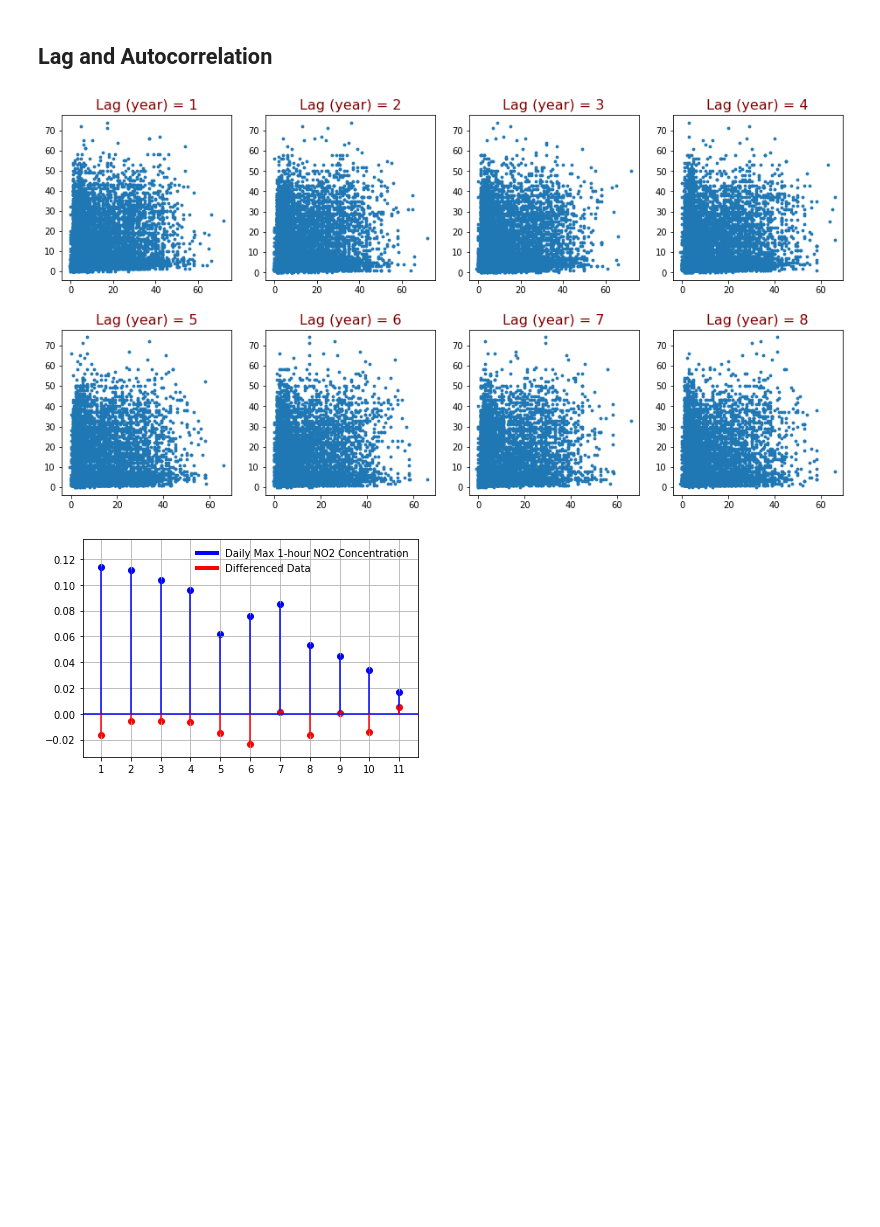
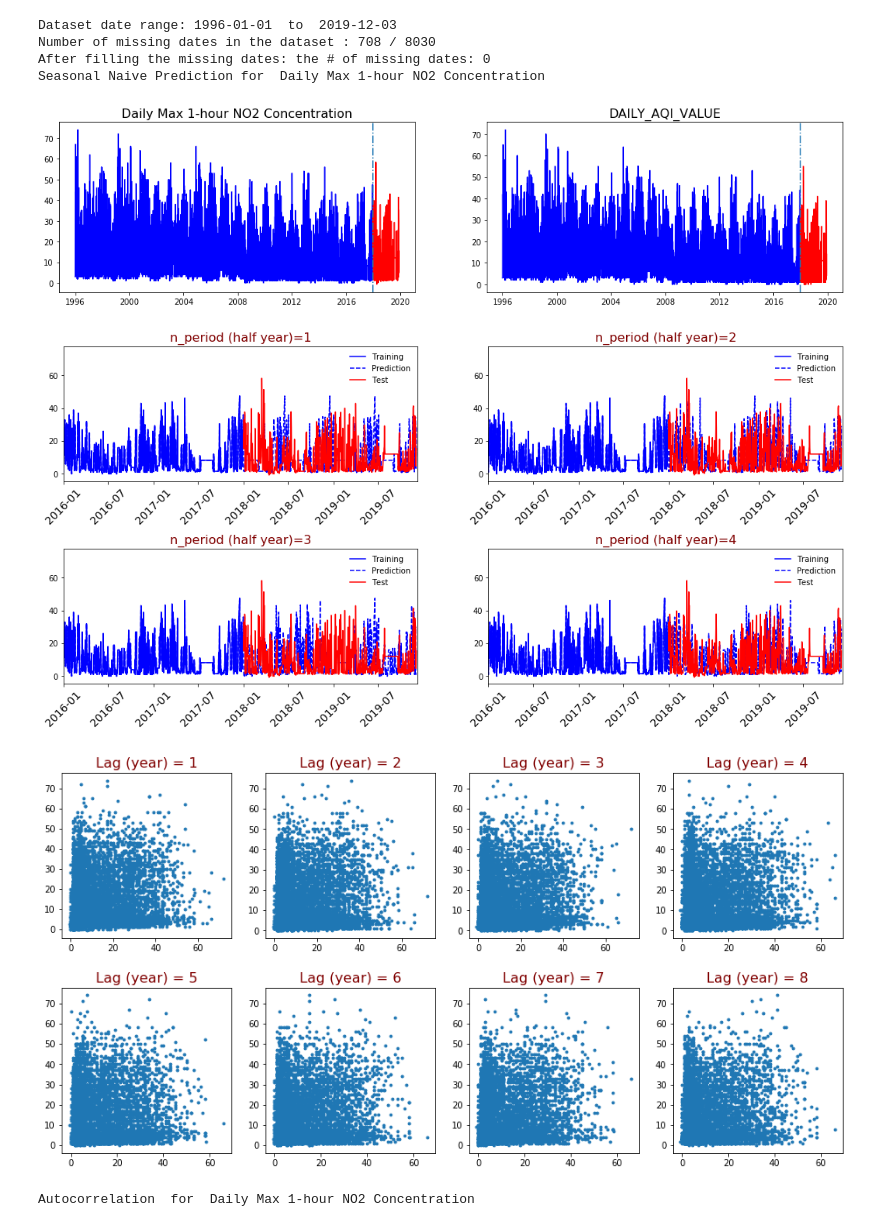
Before and after one commit to yilmazduygu/gretta-grettas, a Jupyter notebook: FL_data.ipynb, the cells around one changed output. Cells and saved outputs as stored; diff of their text form; code cells hidden in the pictures; blank space fills up the shorter version.

```diff
--- a/FL_data.ipynb
+++ b/FL_data.ipynb
@@ -208,2 +52,0 @@ for i, n_period in enumerate([1, 2, 3, 4]):
-# %% [markdown]
-## Lag and Autocorrelation
@@ -229,52 +53,16 @@ def get_autocorr(df, feature, lag):
-# %%
-def Plot_Lag(df, feature, Nplots=8):
-    plt.figure(figsize=(16,8))
-    for i in range(1,Nplots+1):
-        lag_df = make_lag_df(df, feature, i*365)
-
-        plt.subplot(2,4, i)
-        plt.title('Lag (year) = '+str(i), fontsize=16, color='maroon')
-        plt.scatter(lag_df[feature], lag_df[feature+'_lag'], s=8)
-        plt.subplots_adjust(hspace=0.3)
-    plt.show()
-
-feature = 'Daily Max 1-hour NO2 Concentration'
-Plot_Lag(df_no, feature)
-# %% [output]
-[figure, removed]
-# %%
-def Plot_autocorrelation(df, feature, N_year):
-    autos = []
-    N_year=12;
-    for i in range(1,N_year,1):
-        autos.append(get_autocorr(df,feature,i*365))
-    plt.scatter(range(1,N_year,1), autos, c='b')
-
-    for i in range(1,N_year,1):
-        plt.plot(i*np.ones(2),[0,autos[i-1]],'b')
-
-    plt.axhline(y=0, c='b')
-
-    auto_diff = []
-    diff_data = df.diff().dropna().reset_index(drop=True)
-
-    for i in range(1,N_year,1):
-        auto_diff.append(get_autocorr(diff_data,feature,i*365))
-
-    plt.scatter(range(1,N_year,1), auto_diff, c='r')
-
-    for i in range(1,N_year,1):
-        plt.plot(i*np.ones(2),[0,auto_diff[i-1]],'r')
-    plt.grid()
-
-    plt.xticks(range(1,N_year));
-    from matplotlib.lines import Line2D
-    custom_lines = [Line2D([0], [0], color="blue", lw=4),
-                    Line2D([0], [0], color="red", lw=4)]
-
-    plt.legend(custom_lines, [feature, 'Differenced Data'], frameon=False);
-
-feature = 'Daily Max 1-hour NO2 Concentration'
-Plot_autocorrelation(df_no, feature, N_year=12)
-# %% [output]
-[figure, removed]
+# %%
+fname='./datasets/FL_NO2_site_0027.csv'
+(df_no, df_train_no, df_test_no) = Prepare_Data(fname)
+Plot_train_test(df_no, df_train_no, df_test_no)
+PlotSeasonalNaivePrediction(df_no, df_train_no, df_test_no, ifeature=1)
+Plot_Lag(df_no, 1)
+Plot_autocorrelation(df_no, 1, 20)
+# %% [output]
+Dataset date range: 1996-01-01  to  2019-12-03
+Number of missing dates in the dataset : 708 / 8030
+After filling the missing dates: the # of missing dates: 0
+Seasonal Naive Prediction for  Daily Max 1-hour NO2 Concentration
+[figure, added]
+[figure, added]
+[figure, added]
+Autocorrelation  for  Daily Max 1-hour NO2 Concentration
```
Also changed, not shown: parts of 30 cells of this notebook, 5 other files.
